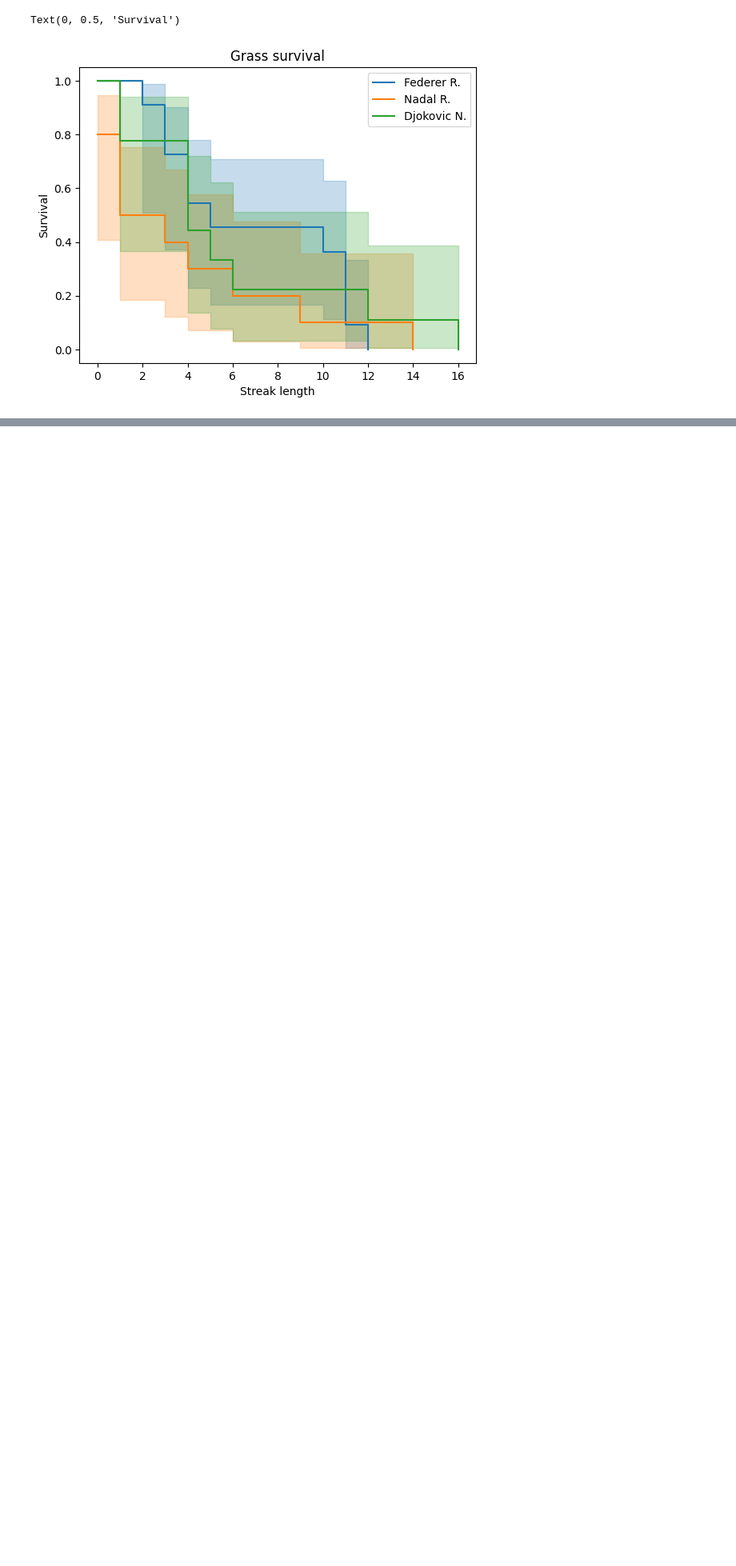
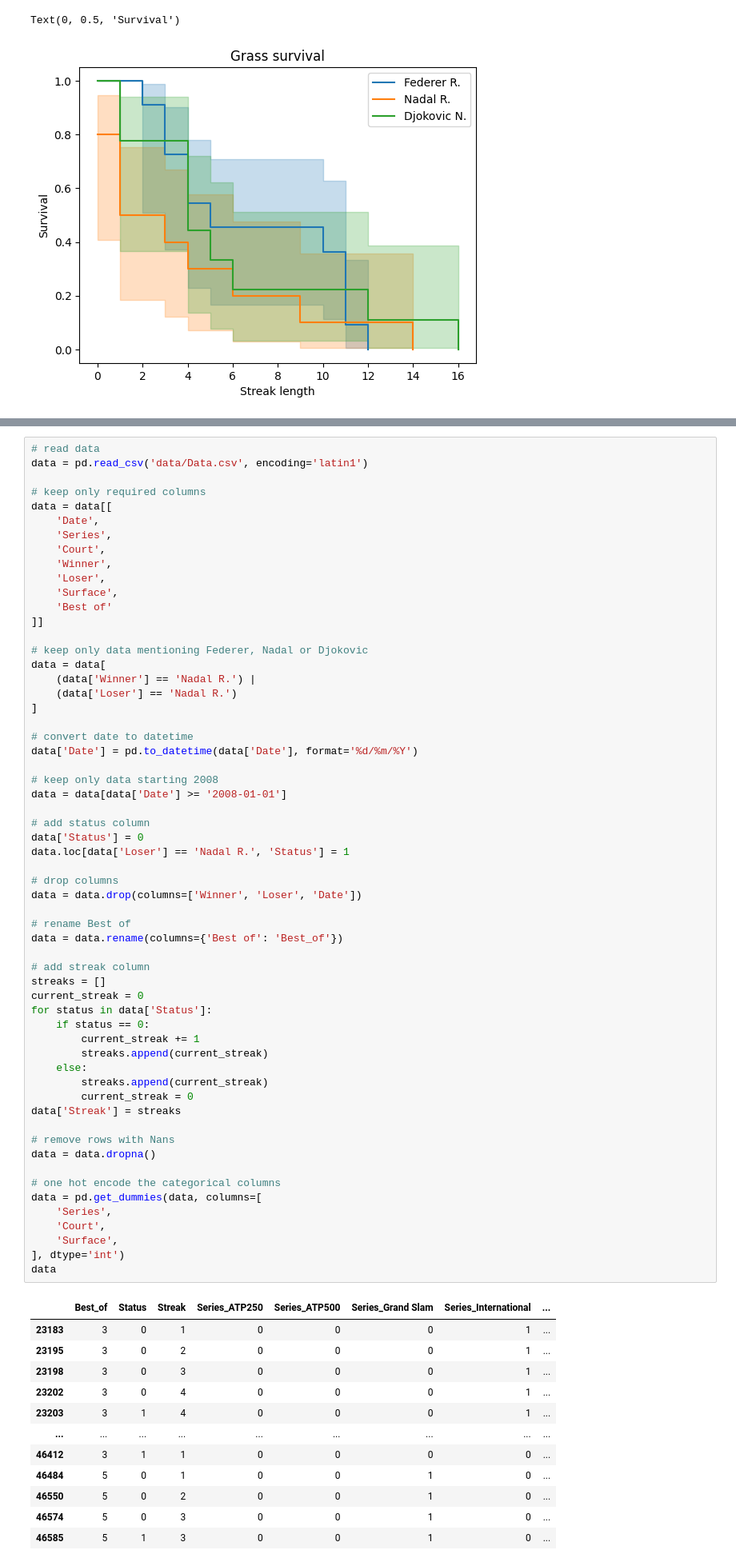
Before and after one commit to dzmitryashkinadze/kaplan-meier-tennis, a Jupyter notebook: kapan-meier-tennis.ipynb, the cells around one changed output, grey strips where cells are left out. Shown at 80% size. Cells and saved outputs as stored; diff of their text form; blank space fills up the shorter version.

```diff
--- a/kapan-meier-tennis.ipynb
+++ b/kapan-meier-tennis.ipynb
@@ -174,0 +179,72 @@ Text(0, 0.5, 'Survival')
+# %%
+# read data
+data = pd.read_csv('data/Data.csv', encoding='latin1')
+
+# keep only required columns
+data = data[[
+    'Date',
+    'Series',
+    'Court',
+    'Winner',
+    'Loser',
+    'Surface',
+    'Best of'
+]]
+
+# keep only data mentioning Federer, Nadal or Djokovic
+data = data[
+    (data['Winner'] == 'Nadal R.') |
+    (data['Loser'] == 'Nadal R.')
+]
+
+# convert date to datetime
+data['Date'] = pd.to_datetime(data['Date'], format='%d/%m/%Y')
+
+# keep only data starting 2008
+data = data[data['Date'] >= '2008-01-01']
+
+# add status column
+data['Status'] = 0
+data.loc[data['Loser'] == 'Nadal R.', 'Status'] = 1
+
+# drop columns
+data = data.drop(columns=['Winner', 'Loser', 'Date'])
+
+# rename Best of
+data = data.rename(columns={'Best of': 'Best_of'})
+
+# add streak column
+streaks = []
+current_streak = 0
+for status in data['Status']:
+    if status == 0:
+        current_streak += 1
+        streaks.append(current_streak)
+    else:
+        streaks.append(current_streak)
+        current_streak = 0
+data['Streak'] = streaks
+
+# remove rows with Nans
+data = data.dropna()
+
+# one hot encode the categorical columns
+data = pd.get_dummies(data, columns=[
+    'Series',
+    'Court',
+    'Surface',
+], dtype='int')
+data
+# %% [output]
+|  | Best_of | Status | Streak | Series_ATP250 | Series_ATP500 | Series_Grand Slam | Series_International | ... |
+| 23183 | 3 | 0 | 1 | 0 | 0 | 0 | 1 | ... |
+| 23195 | 3 | 0 | 2 | 0 | 0 | 0 | 1 | ... |
+| 23198 | 3 | 0 | 3 | 0 | 0 | 0 | 1 | ... |
+| 23202 | 3 | 0 | 4 | 0 | 0 | 0 | 1 | ... |
+| 23203 | 3 | 1 | 4 | 0 | 0 | 0 | 1 | ... |
+| ... | ... | ... | ... | ... | ... | ... | ... | ... |
+| 46412 | 3 | 1 | 1 | 0 | 0 | 0 | 0 | ... |
+| 46484 | 5 | 0 | 1 | 0 | 0 | 1 | 0 | ... |
+| 46550 | 5 | 0 | 2 | 0 | 0 | 1 | 0 | ... |
+| 46574 | 5 | 0 | 3 | 0 | 0 | 1 | 0 | ... |
+| 46585 | 5 | 1 | 3 | 0 | 0 | 1 | 0 | ... |
```
Also changed, not shown: parts of 4 cells of this notebook, 3 other files.
